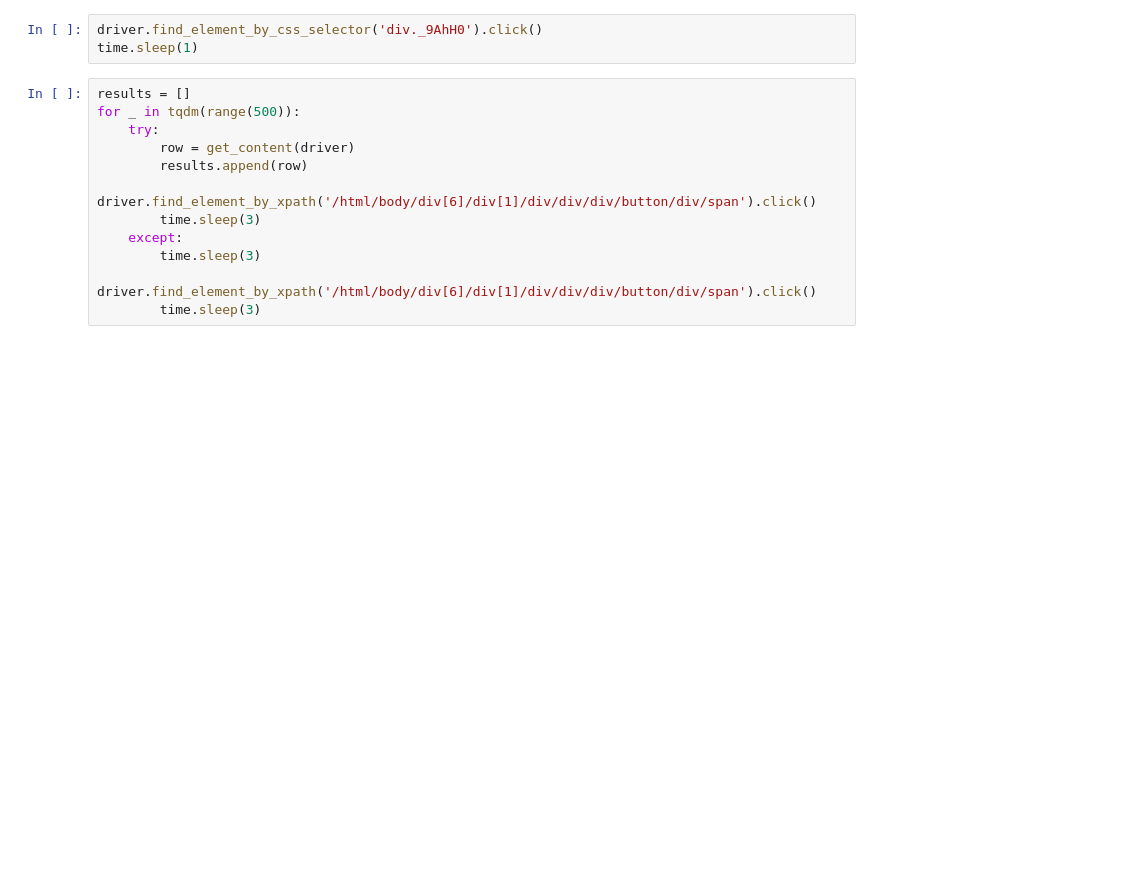
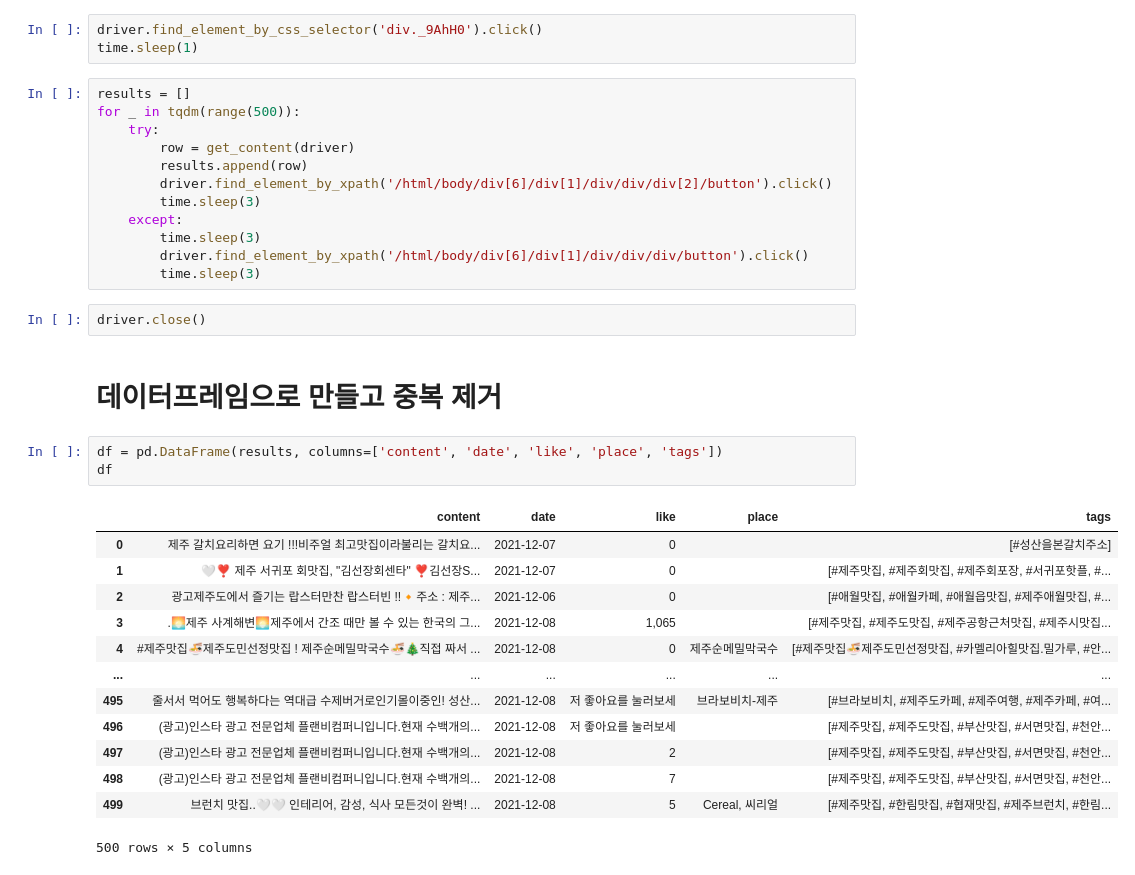
Before and after one commit to vvbshvv/Data-Analysis-2021.11, a Jupyter notebook: crawling/16.인스타그램.ipynb, the cells around one changed output. Saved outputs shown, nothing was run; the diff lists cells and outputs as text; blank space fills up the shorter version.

```diff
--- a/crawling/16.인스타그램.ipynb
+++ b/crawling/16.인스타그램.ipynb
@@ -152,9 +151,30 @@ for _ in tqdm(range(500)):
     try:
         row = get_content(driver)
         results.append(row)
-        driver.find_element_by_xpath('/html/body/div[6]/div[1]/div/div/div/button/div/span').click()
+        driver.find_element_by_xpath('/html/body/div[6]/div[1]/div/div/div[2]/button').click()
         time.sleep(3)
     except:
         time.sleep(3)
-        driver.find_element_by_xpath('/html/body/div[6]/div[1]/div/div/div/button/div/span').click()
+        driver.find_element_by_xpath('/html/body/div[6]/div[1]/div/div/div/button').click()
         time.sleep(3)
+# %%
+driver.close()
+# %% [markdown]
+# 데이터프레임으로 만들고 중복 제거
+# %%
+df = pd.DataFrame(results, columns=['content', 'date', 'like', 'place', 'tags'])
+df
+# %% [output]
+|  | content | date | like | place | tags |
+| 0 | 제주 갈치요리하면 요기 !!!비주얼 최고맛집이라불리는 갈치요... | 2021-12-07 | 0 |  | [#성산을본갈치주소] |
+| 1 | 🤍⁣⁣❣ 제주 서귀포 회맛집, "김선장회센타" ❣⁣⁣김선장S... | 2021-12-07 | 0 |  | [#제주맛집, #제주회맛집, #제주회포장, #서귀포핫플, #... |
+| 2 | 광고제주도에서 즐기는 랍스터만찬 랍스터빈 !!🔸주소 : 제주... | 2021-12-06 | 0 |  | [#애월맛집, #애월카페, #애월읍맛집, #제주애월맛집, #... |
+| 3 | .🌅제주 사계해변🌅제주에서 간조 때만 볼 수 있는 한국의 그... | 2021-12-08 | 1,065 |  | [#제주맛집, #제주도맛집, #제주공항근처맛집, #제주시맛집... |
+| 4 | #제주맛집🍜제주도민선정맛집 ! 제주순메밀막국수🍜🎄직접 짜서 ... | 2021-12-08 | 0 | 제주순메밀막국수 | [#제주맛집🍜제주도민선정맛집, #카멜리아힐맛집.밀가루, #안... |
+| ... | ... | ... | ... | ... | ... |
+| 495 | 줄서서 먹어도 행복하다는 역대급 수제버거로인기몰이중인! 성산... | 2021-12-08 | 저 좋아요를 눌러보세 | 브라보비치-제주 | [#브라보비치, #제주도카페, #제주여행, #제주카페, #여... |
+| 496 | (광고)인스타 광고 전문업체 플랜비컴퍼니입니다.현재 수백개의... | 2021-12-08 | 저 좋아요를 눌러보세 |  | [#제주맛집, #제주도맛집, #부산맛집, #서면맛집, #천안... |
+| 497 | (광고)인스타 광고 전문업체 플랜비컴퍼니입니다.현재 수백개의... | 2021-12-08 | 2 |  | [#제주맛집, #제주도맛집, #부산맛집, #서면맛집, #천안... |
+| 498 | (광고)인스타 광고 전문업체 플랜비컴퍼니입니다.현재 수백개의... | 2021-12-08 | 7 |  | [#제주맛집, #제주도맛집, #부산맛집, #서면맛집, #천안... |
+| 499 | 브런치 맛집..🤍🤍 인테리어, 감성, 식사 모든것이 완벽! ... | 2021-12-08 | 5 | Cereal, 씨리얼 | [#제주맛집, #한림맛집, #협재맛집, #제주브런치, #한림... |
+500 rows × 5 columns
```
Also changed, not shown: parts of 7 cells of this notebook, 1 other file.
